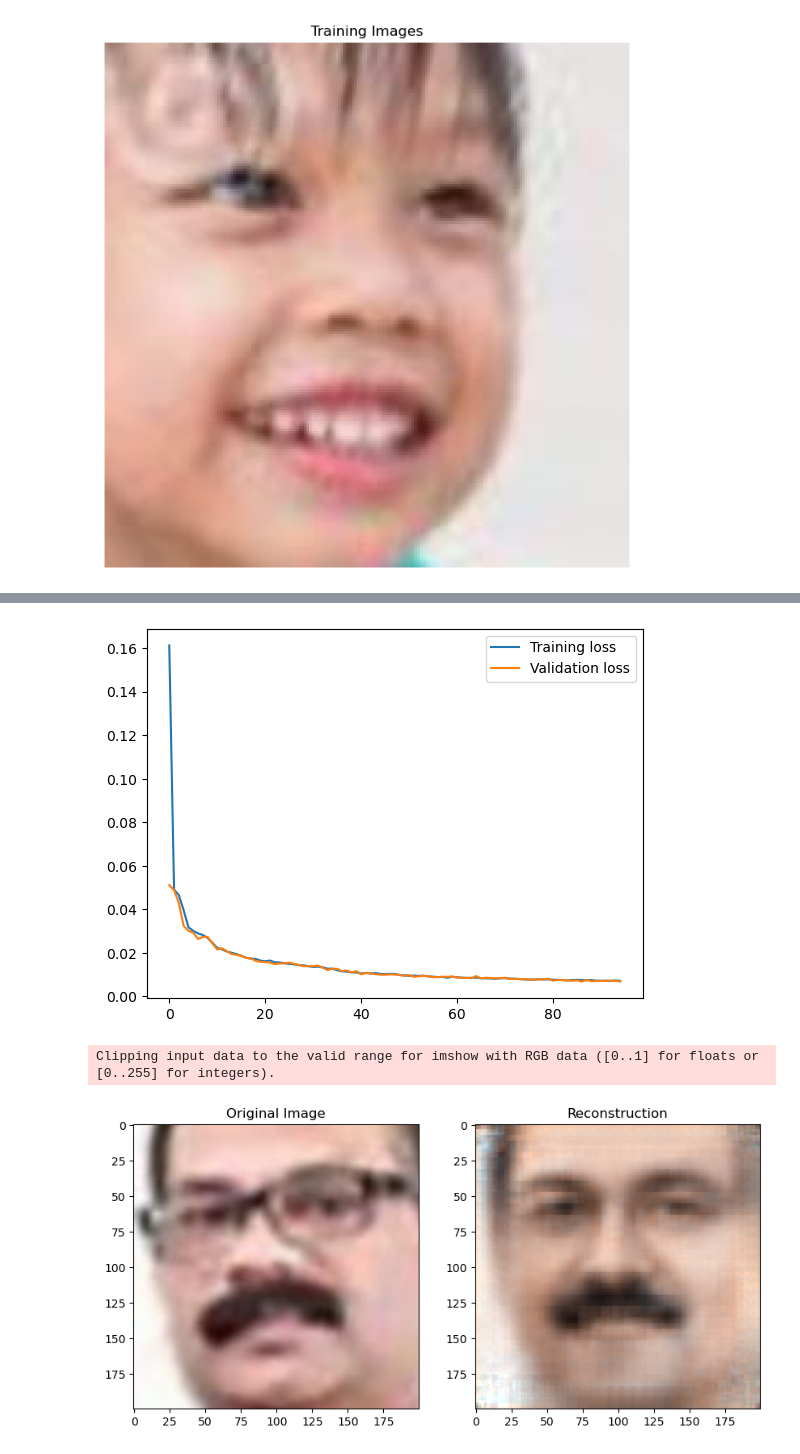
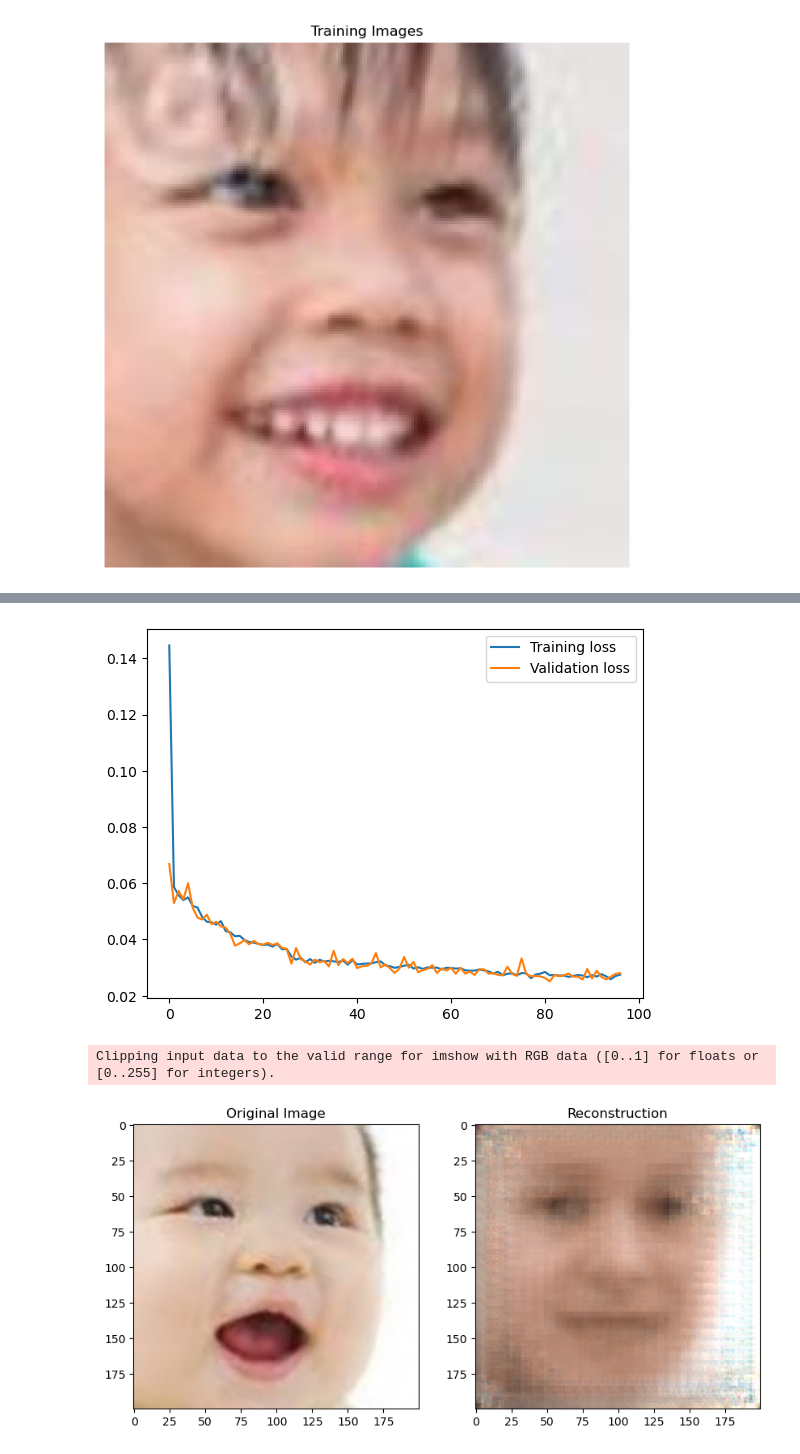
Before and after one commit to Spacefroyo/VAE, a Jupyter notebook: vae.ipynb, the cells around one changed output, grey strips where cells are left out. Saved outputs shown, nothing was run; the diff lists cells and outputs as text; code cells hidden in the pictures.

```diff
--- a/vae.ipynb
+++ b/vae.ipynb
@@ -70,6 +70,8 @@ plt.show()
 torch.Size([16, 3, 200, 200])
 [figure]
 # %%
+from Models.vae import Autoencoder, Variational
+
 z = 1024
 layers = [
     nn.Conv2d(3, 16, 6, stride=2),
@@ -82,15 +84,22 @@ layers = [
     nn.Flatten(),
     nn.LazyLinear(z),
     nn.ReLU(),
-    nn.Linear(z, z)
+    Variational(z, z)
 ]
 
-from vae import Autoencoder
+model = Autoencoder(layers).to(device)
 # %%
-model = Autoencoder(layers).to(device)
+best_model, best_loss = None, np.inf
+epochs_waited = 0
 
-best_model, best_loss = None, np.inf
-criterion = nn.MSELoss()
+def KL_standard_normal(mean, std):
+    return torch.mean(- torch.log(std) + (torch.square(std) + torch.square(mean) - 1) / 2)
+
+def vae_loss(images, recon, mean, std):
+    return nn.MSELoss()(images, recon) + 0.1 * KL_standard_normal(mean, std)
+
+criterion = vae_loss
+
 optimizer = optim.Adam(model.parameters(), lr=lr)
 history = []
 
@@ -108,9 +117,10 @@ for epoch in range(num_epochs):
 
         optimizer.zero_grad()
 
-        recon = model(images)
+        recon, mean, std = model(images)
 
-        loss = criterion(images, recon)
+        loss = criterion(images, recon, mean, std)
+
         loss.backward()
         optimizer.step()
 
@@ -126,20 +136,23 @@ for epoch in range(num_epochs):
         images = images.to(device)
         labels = labels.to(device)
 
-        recon = model(images)
+        recon, mean, std = model(images)
 
-        loss = criterion(images, recon)
+        loss = criterion(images, recon, mean, std)
 
         total_valid_loss += loss.item() * batch_size
 
     valid_loss = total_valid_loss / (batch_size * valid_batches)
     print("Valid loss:", valid_loss)
 
+    epochs_waited += 1
     if (valid_loss < best_loss):
         best_loss = valid_loss
-        best_model = copy.deepcopy(model)
+        best_model = Autoencoder(layers)
+        best_model.load_state_dict(model.state_dict())
+        epochs_waited = 0
 
-    if (len(history) >= patience and valid_loss > history[-patience][1]):
+    if (epochs_waited > patience):
         break
 
     history.append((train_loss, valid_loss))
@@ -168,23 +181,23 @@ plt.plot(history)
 plt.legend(["Training loss", "Validation loss"])
 plt.show()
 # %% [output]
-[figure, old version]
+[figure, new version]
 # %%
 # Plot some training images
 images, label = next(data_iter)
 plt.figure(figsize=(10,5))
 plt.axis("off")
 plt.subplot(1,2,1)
 plt.title("Original Image")
 plt.imshow(np.transpose(vutils.make_grid(images[0].to(device), padding=2, normalize=False).cpu(),(1,2,0)))
 
 with torch.no_grad():
-    recon = model(images.to(device))
+    recon, mean, std = model(images.to(device))
 
 plt.subplot(1,2,2)
 plt.title("Reconstruction")
 plt.imshow(np.transpose(vutils.make_grid(recon[0].to(device), padding=2, normalize=False).cpu(),(1,2,0)))
 plt.show()
 # %% [output]
 Clipping input data to the valid range for imshow with RGB data ([0..1] for floats or [0..255] for integers).
-[figure, old version]
+[figure, new version]
```
Also changed, not shown: parts of 1 cell of this notebook, 4 other files.
